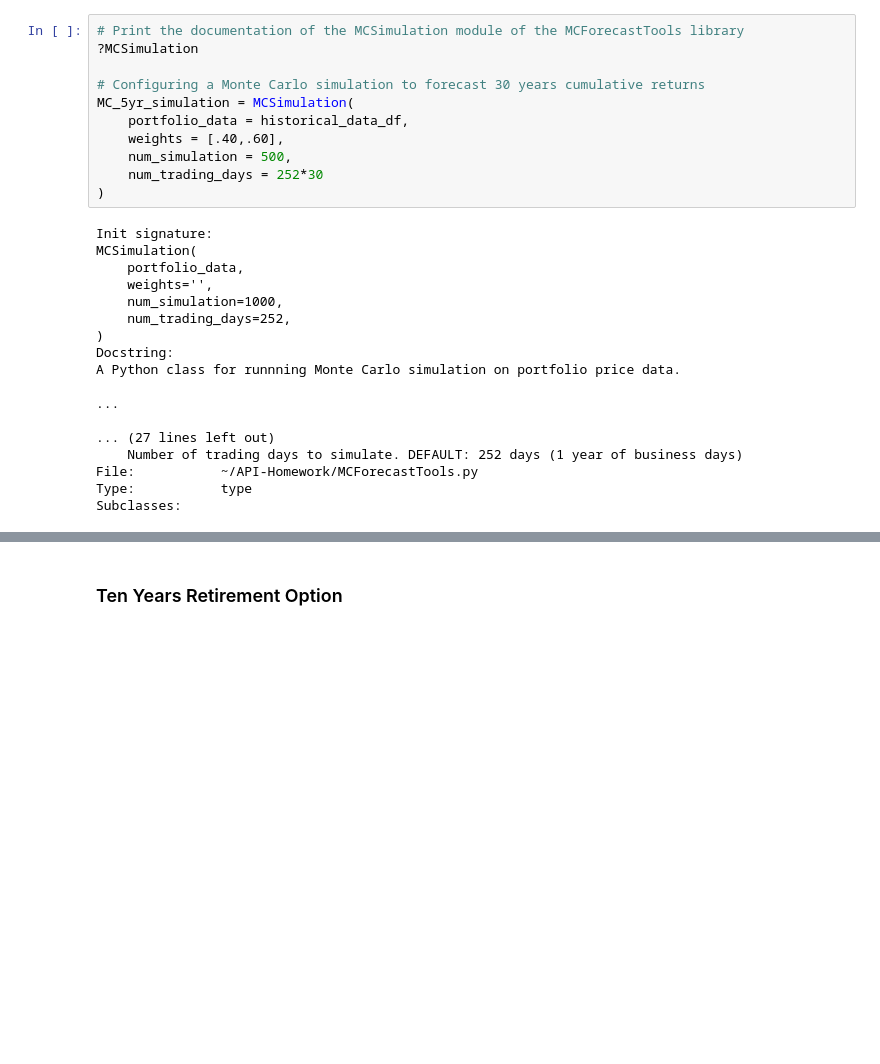
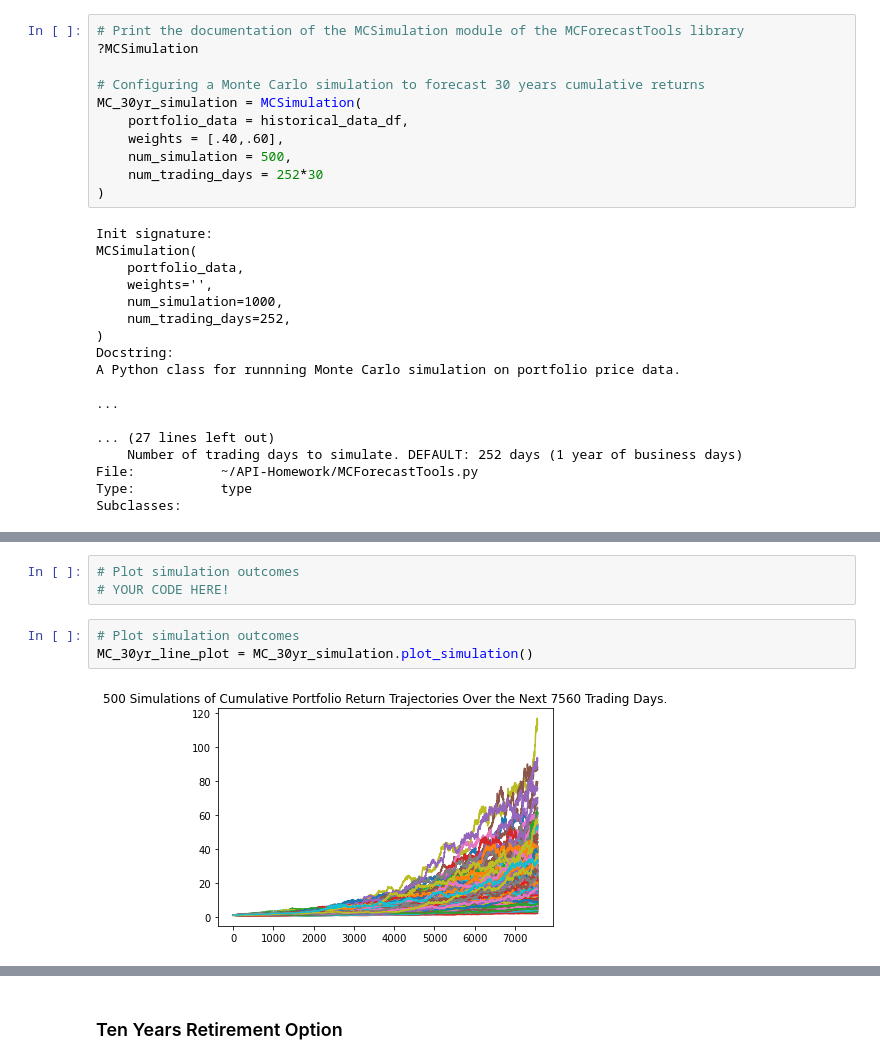
Before and after one commit to nbaronti/API-Homework, a Jupyter notebook: financial-planner.ipynb, the cells around one changed output, grey strips where cells are left out. Drawn from its saved outputs; the diff is of its cells as text; blank space fills up the shorter version.

```diff
--- a/financial-planner.ipynb
+++ b/financial-planner.ipynb
@@ -231,7 +232,7 @@ historical_data_df.head()
 ?MCSimulation
 
 # Configuring a Monte Carlo simulation to forecast 30 years cumulative returns
-MC_5yr_simulation = MCSimulation(
+MC_30yr_simulation = MCSimulation(
     portfolio_data = historical_data_df,
     weights = [.40,.60],
     num_simulation = 500,
@@ -257,0 +305,8 @@ Subclasses:
+# %%
+# Plot simulation outcomes
+# YOUR CODE HERE!
+# %%
+# Plot simulation outcomes
+MC_30yr_line_plot = MC_30yr_simulation.plot_simulation()
+# %% [output]
+[figure, added]
```
Also changed, not shown: parts of 46 cells of this notebook.
